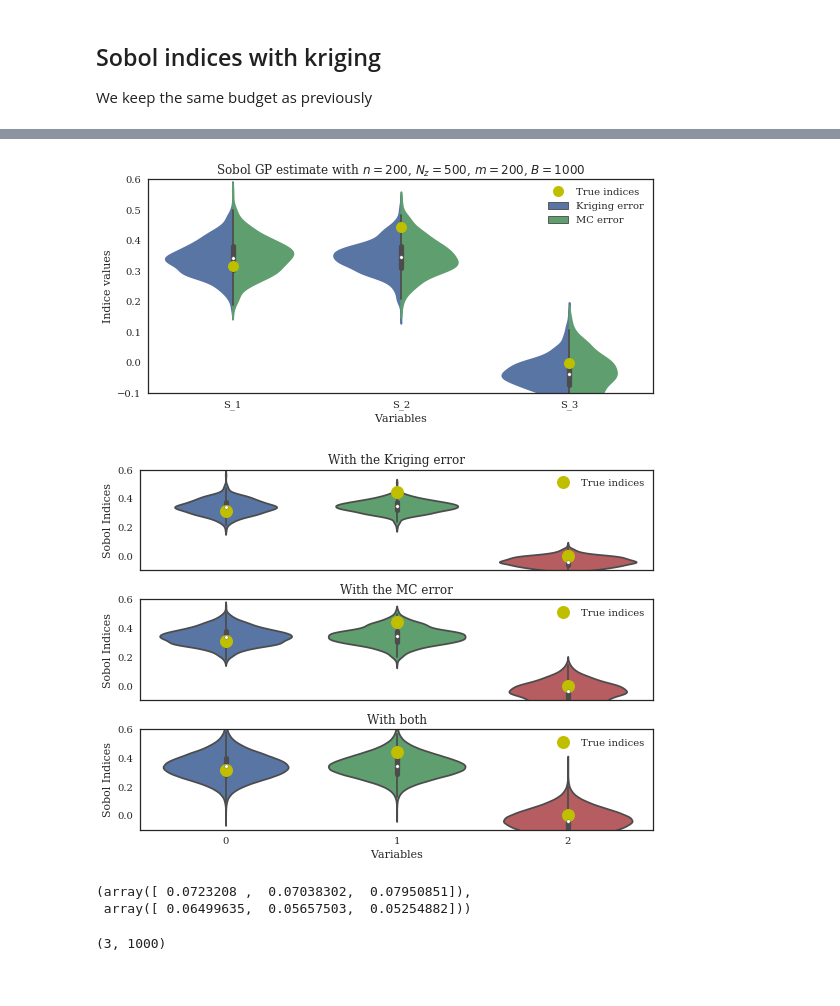
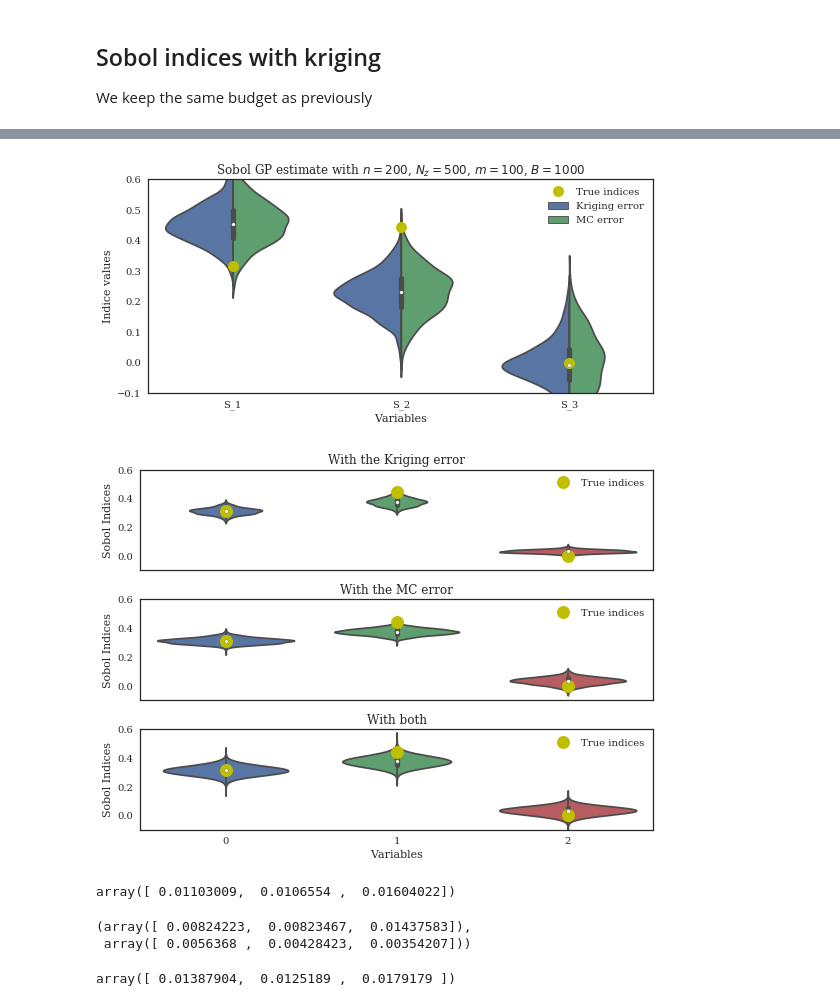
Before and after one commit to josephmure/otshapley, a Jupyter notebook: examples/kriking/kriging-sobol-ishigami-init.ipynb, the cells around one changed output, grey strips where cells are left out. Saved outputs shown, nothing was run; the diff lists cells and outputs as text; code cells hidden in the pictures.

```diff
--- a/examples/kriking/kriging-sobol-ishigami-init.ipynb
+++ b/examples/kriking/kriging-sobol-ishigami-init.ipynb
@@ -27,7 +24,7 @@ input_distribution = ot.ComposedDistribution(margins, copula)
 # %% [markdown]
 ## Sobol indices with MC
 # %%
-max_budget = 200
+max_budget = 50
 n_sample = int(max_budget/(2*dim))
 n_boot = 1000
 
@@ -60,0 +58,6 @@ Wall time: 9.57 s
+# %%
+%%time
+n_realization = 500
+n_boot = 1000
+n_sample_mc = 100
+first_indices = kriging.compute_indices(n_sample=n_sample_mc, n_realization=n_realization, n_boot=n_boot)
@@ -61,21 +66,21 @@ Wall time: 9.57 s
 # %%
 title = 'Sobol GP estimate with $n=%d$, $N_z=%d$, $m=%d$, $B=%d$' % (n_sample_kriging, n_realization, n_sample_mc, n_boot)
 ylim = [-0.1, .6]
 
-df_indices = create_df(first_indices)
+df_indices = create_df_from_gp_indices(first_indices)
 
 fig, ax = plt.subplots(figsize=(8, 4))
 sns.violinplot(x='Variables', y='Indice values', data=df_indices, hue='Error', ax=ax,
                label='First order indices', split=True, gridsize=500)
 ax.plot(ishigami_true_indices, 'yo', markersize=11, label='True indices')
 ax.set_title(title)
 ax.legend(loc=0)
 ax.set_ylim(ylim)
 fig.tight_layout()
 fig.savefig('output/ishigami_sobolGP_n_%d_Nz_%d_m_%d_B_%d.pdf' % (n_sample_kriging, n_realization, n_sample_mc, n_boot))
 fig.savefig('output/ishigami_sobolGP_n_%d_Nz_%d_m_%d_B_%d.png' % (n_sample_kriging, n_realization, n_sample_mc, n_boot))
 # %% [output]
-[figure, old version]
+[figure, new version]
 # %%
 fig, axes = plt.subplots(3, 1, sharex=True, sharey=True, figsize=(8, 6))
 violin_plot_indices(first_indices.mean(axis=2).T, true_indices=ishigami_true_indices, title="With the Kriging error", ylim=ylim, ax=axes[0])
@@ -83,16 +88,20 @@ violin_plot_indices(first_indices.mean(axis=1).T, true_indices=ishigami_true_ind
 violin_plot_indices(first_indices.reshape(dim, -1).T, true_indices=ishigami_true_indices, title="With both", xlabel='Variables', ylim=ylim, ax=axes[2])
 fig.tight_layout()
 # %% [output]
-[figure, old version]
+[figure, new version]
+# %%
+first_indices.reshape(dim, -1).var(axis=1)
+# %% [output]
+array([ 0.01103009,  0.0106554 ,  0.01604022])
 # %%
-var_MC = first_indices.std(axis=2).mean(axis=1)
-var_kriging = first_indices.std(axis=1).mean(axis=1)
+var_MC = first_indices.var(axis=2).mean(axis=1)
+var_kriging = first_indices.var(axis=1).mean(axis=1)
 var_MC, var_kriging
 # %% [output]
-(array([ 0.0723208 ,  0.07038302,  0.07950851]),
- array([ 0.06499635,  0.05657503,  0.05254882]))
+(array([ 0.00824223,  0.00823467,  0.01437583]),
+ array([ 0.0056368 ,  0.00428423,  0.00354207]))
-# %%
-first_indices_mc.shape
-# %% [output]
-(3, 1000)
+# %%
+var_MC + var_kriging
+# %% [output]
+array([ 0.01387904,  0.0125189 ,  0.0179179 ])
 # %%
```
Also changed, not shown: parts of 7 cells of this notebook, 20 other files.
